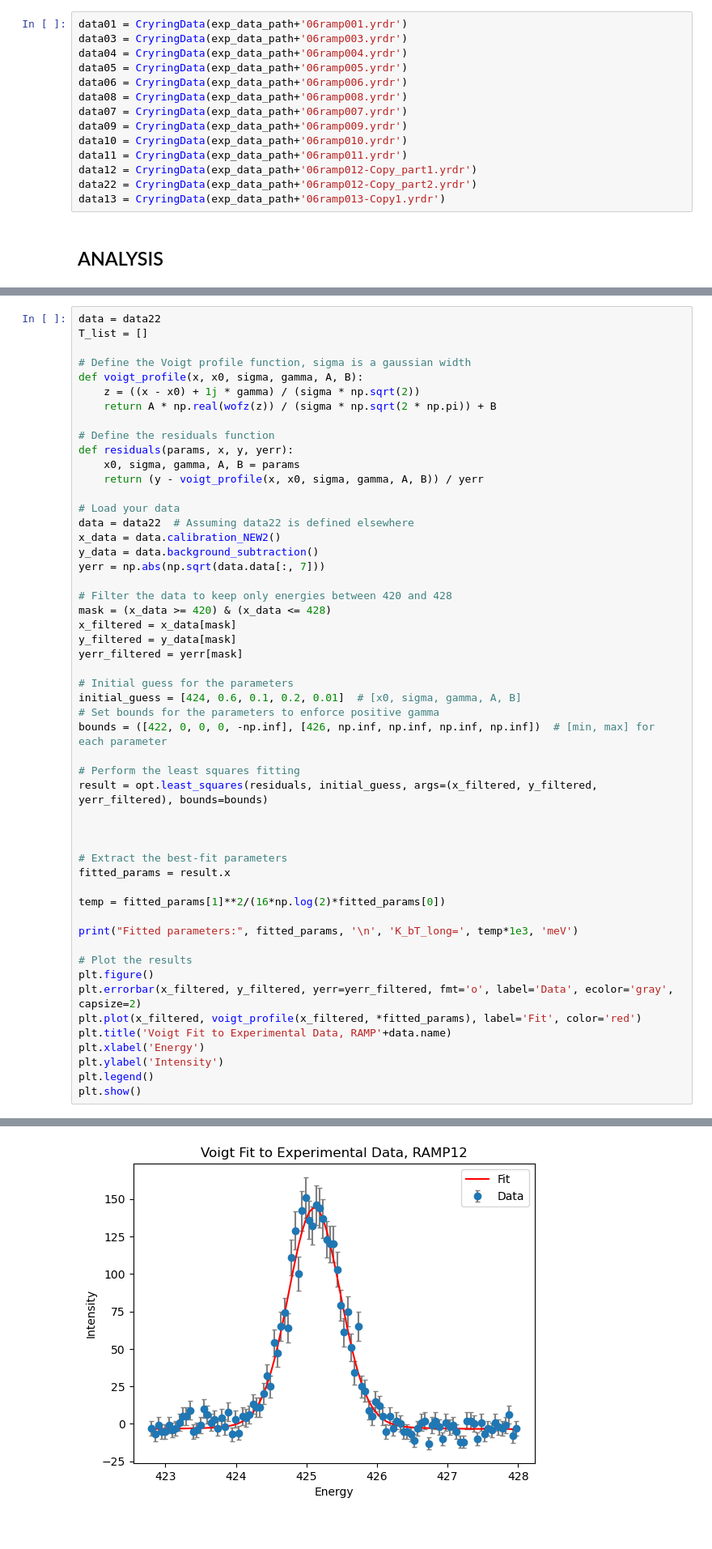
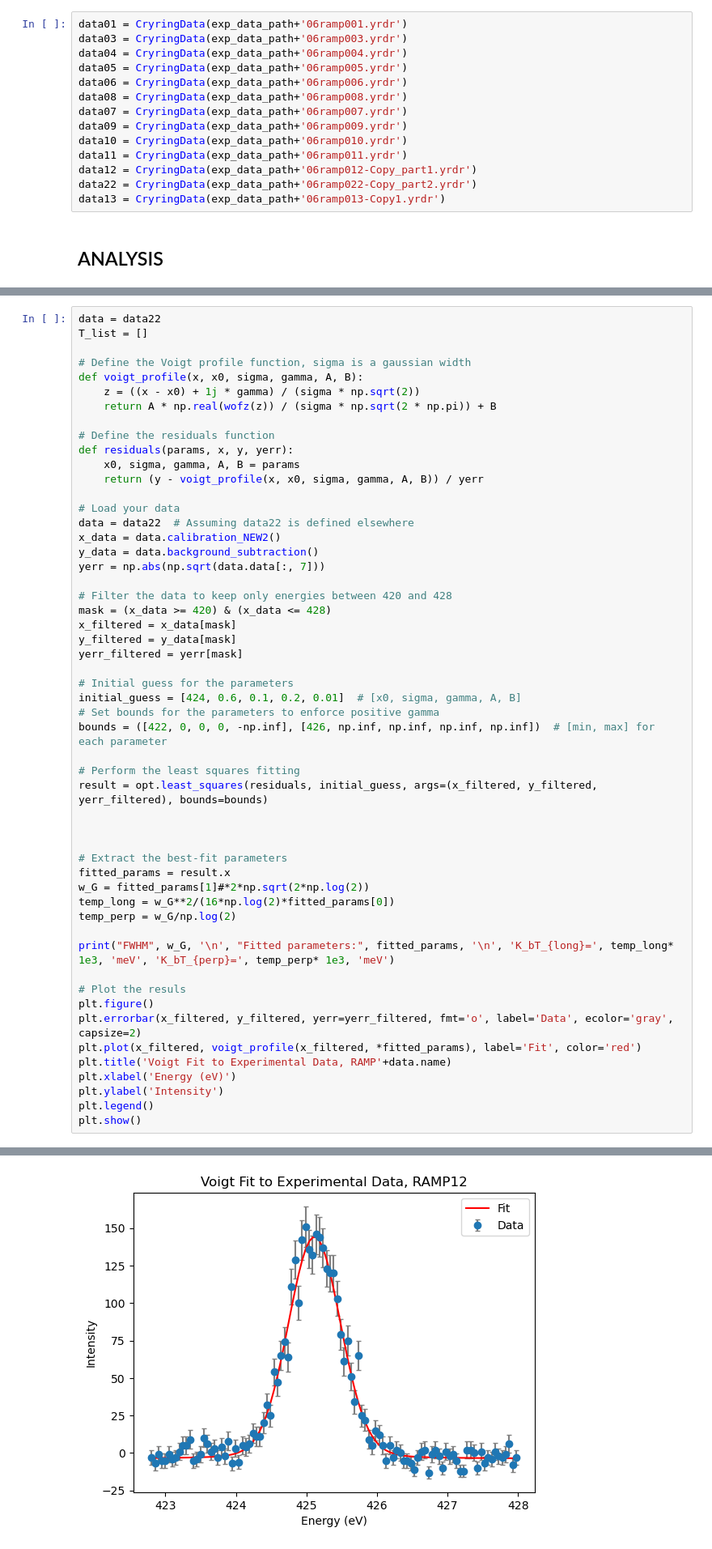
Before and after one commit to wwwerka/dr_oxygen_analysis, a Jupyter notebook: dr_oxygen_analysis.ipynb, the cells around one changed output, grey strips where cells are left out. Shown at 81% size. Drawn from its saved outputs; the diff is of its cells as text.

Commit message:
changes in code after obtaining the ion energy based on Schottky signal

```diff
--- a/dr_oxygen_analysis.ipynb
+++ b/dr_oxygen_analysis.ipynb
@@ -551,7 +479,7 @@ data09 = CryringData(exp_data_path+'06ramp009.yrdr')
 data10 = CryringData(exp_data_path+'06ramp010.yrdr')
 data11 = CryringData(exp_data_path+'06ramp011.yrdr')
 data12 = CryringData(exp_data_path+'06ramp012-Copy_part1.yrdr')
-data22 = CryringData(exp_data_path+'06ramp012-Copy_part2.yrdr')
+data22 = CryringData(exp_data_path+'06ramp022-Copy_part2.yrdr')
 data13 = CryringData(exp_data_path+'06ramp013-Copy1.yrdr')
 # %% [markdown]
 ## ANALYSIS
@@ -641,17 +1037,18 @@ result = opt.least_squares(residuals, initial_guess, args=(x_filtered, y_filtere
 
 # Extract the best-fit parameters
 fitted_params = result.x
+w_G = fitted_params[1]#*2*np.sqrt(2*np.log(2))
+temp_long = w_G**2/(16*np.log(2)*fitted_params[0])
+temp_perp = w_G/np.log(2)
 
-temp = fitted_params[1]**2/(16*np.log(2)*fitted_params[0])
+print("FWHM", w_G, '\n', "Fitted parameters:", fitted_params, '\n', 'K_bT_{long}=', temp_long* 1e3, 'meV', 'K_bT_{perp}=', temp_perp* 1e3, 'meV')
 
-print("Fitted parameters:", fitted_params, '\n', 'K_bT_long=', temp*1e3, 'meV')
-
-# Plot the results
+# Plot the resuls
 plt.figure()
 plt.errorbar(x_filtered, y_filtered, yerr=yerr_filtered, fmt='o', label='Data', ecolor='gray', capsize=2)
 plt.plot(x_filtered, voigt_profile(x_filtered, *fitted_params), label='Fit', color='red')
 plt.title('Voigt Fit to Experimental Data, RAMP'+data.name)
-plt.xlabel('Energy')
+plt.xlabel('Energy (eV)')
 plt.ylabel('Intensity')
 plt.legend()
 plt.show()
@@ -662,4 +1060,4 @@ Fitted parameters: [ 4.25114332e+02  3.52862679e-01  4.18517805e-02  1.43405406e
-[figure, old version]
+[figure, new version]
 # %%
 data_set = [data03, data08, data09, data22] #data11
 T_list = []
```
Also changed, not shown: parts of 29 cells of this notebook, 4 other files.
